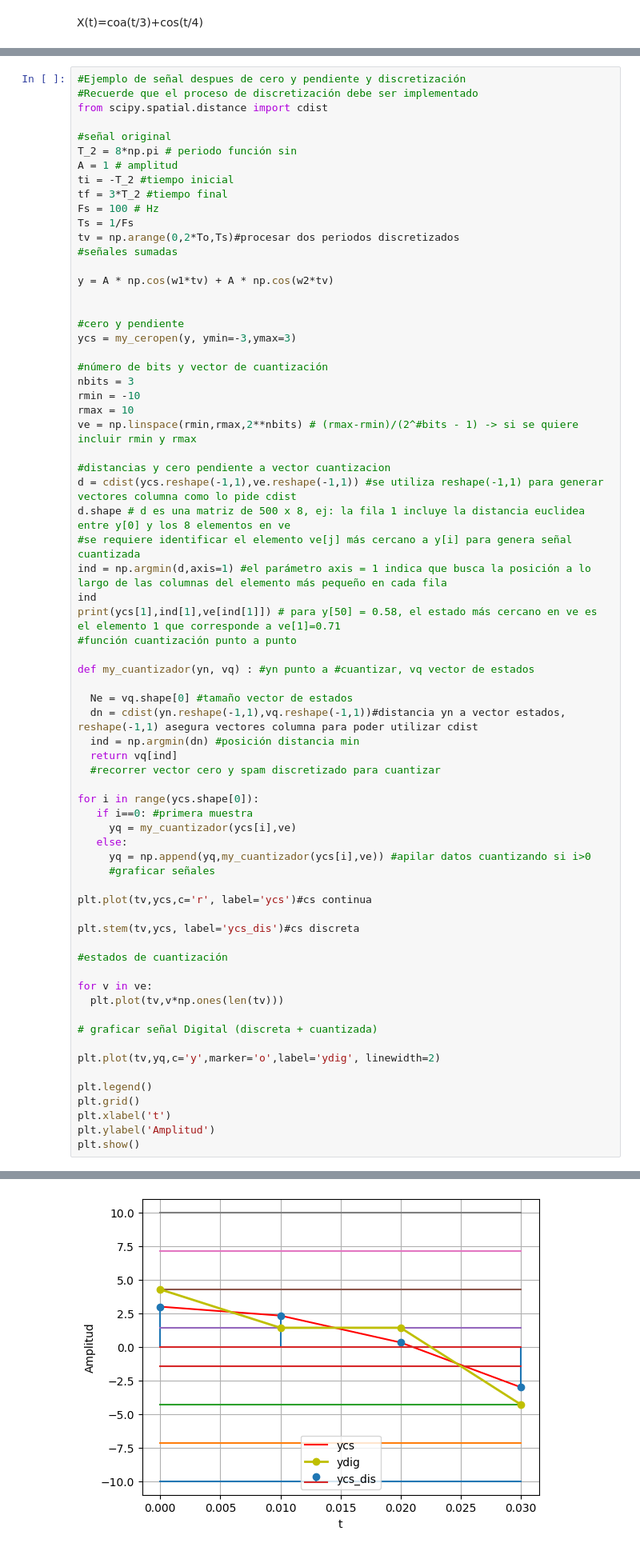
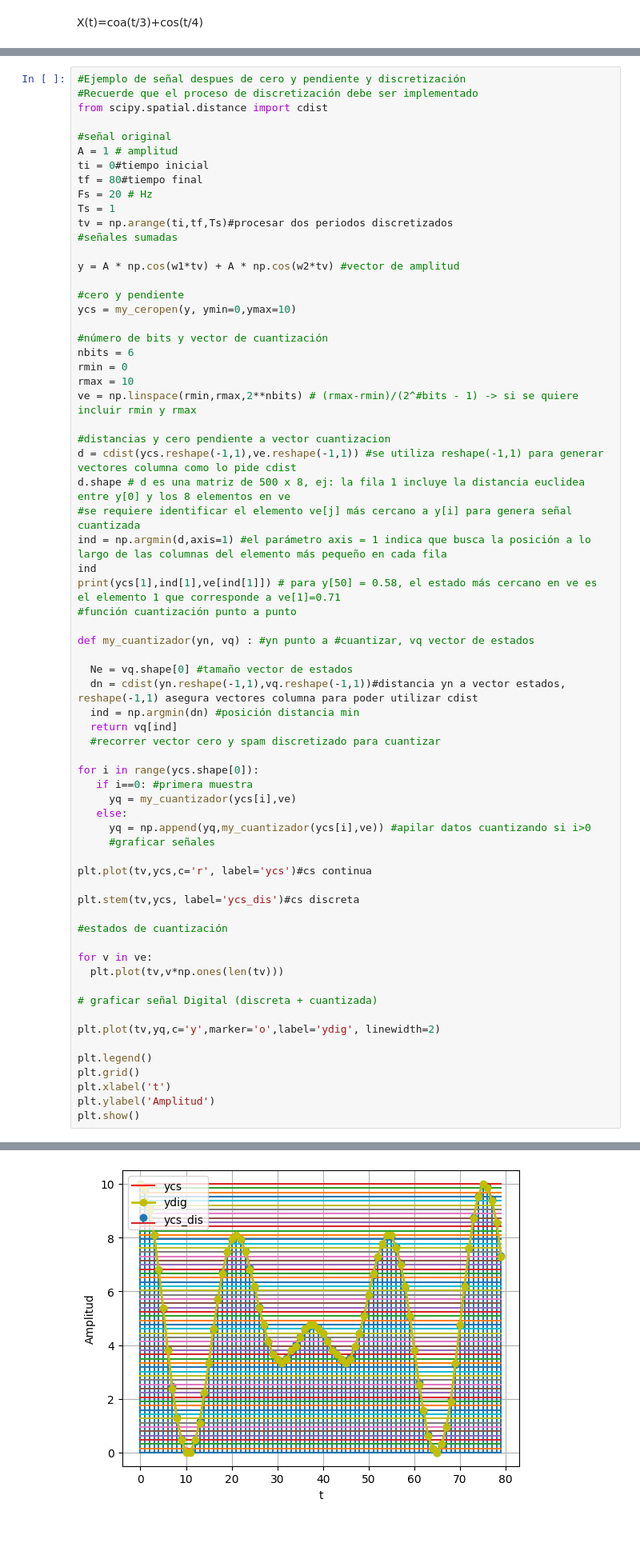
Before and after one commit to kevin-loaiza/senales_y_sistemas, a Jupyter notebook: cuaderno_1_kevin_loaiza.ipynb, the cells around one changed output, grey strips where cells are left out. Shown at 80% size. Drawn from its saved outputs; the diff is of its cells as text.

```diff
--- a/cuaderno_1_kevin_loaiza.ipynb
+++ b/cuaderno_1_kevin_loaiza.ipynb
@@ -469,24 +469,22 @@ plt.show()
 from scipy.spatial.distance import cdist
 
 #señal original
-T_2 = 8*np.pi # periodo función sin
 A = 1 # amplitud
-ti = -T_2 #tiempo inicial
-tf = 3*T_2 #tiempo final
-Fs = 100 # Hz
-Ts = 1/Fs
-tv = np.arange(0,2*To,Ts)#procesar dos periodos discretizados
+ti = 0#tiempo inicial
+tf = 80#tiempo final
+Fs = 20 # Hz
+Ts = 1
+tv = np.arange(ti,tf,Ts)#procesar dos periodos discretizados
 #señales sumadas
 
-y = A * np.cos(w1*tv) + A * np.cos(w2*tv)
-
+y = A * np.cos(w1*tv) + A * np.cos(w2*tv) #vector de amplitud
 
 #cero y pendiente
-ycs = my_ceropen(y, ymin=-3,ymax=3)
+ycs = my_ceropen(y, ymin=0,ymax=10)
 
 #número de bits y vector de cuantización
-nbits = 3
-rmin = -10
+nbits = 6
+rmin = 0
 rmax = 10
 ve = np.linspace(rmin,rmax,2**nbits) # (rmax-rmin)/(2^#bits - 1) -> si se quiere incluir rmin y rmax
 
@@ -537 +535 @@ plt.show()
-[figure, old version]
+[figure, new version]
```
Also changed, not shown: parts of 1 cell of this notebook.
